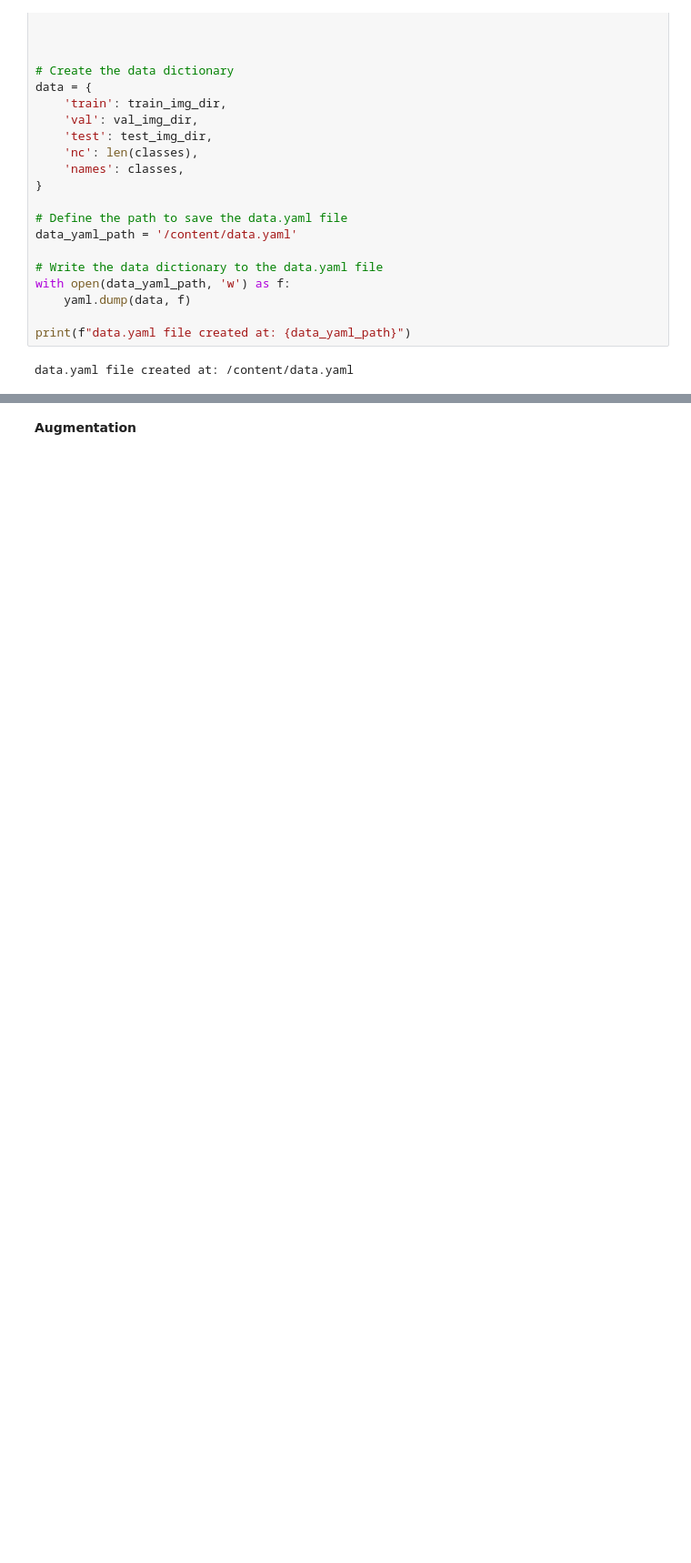
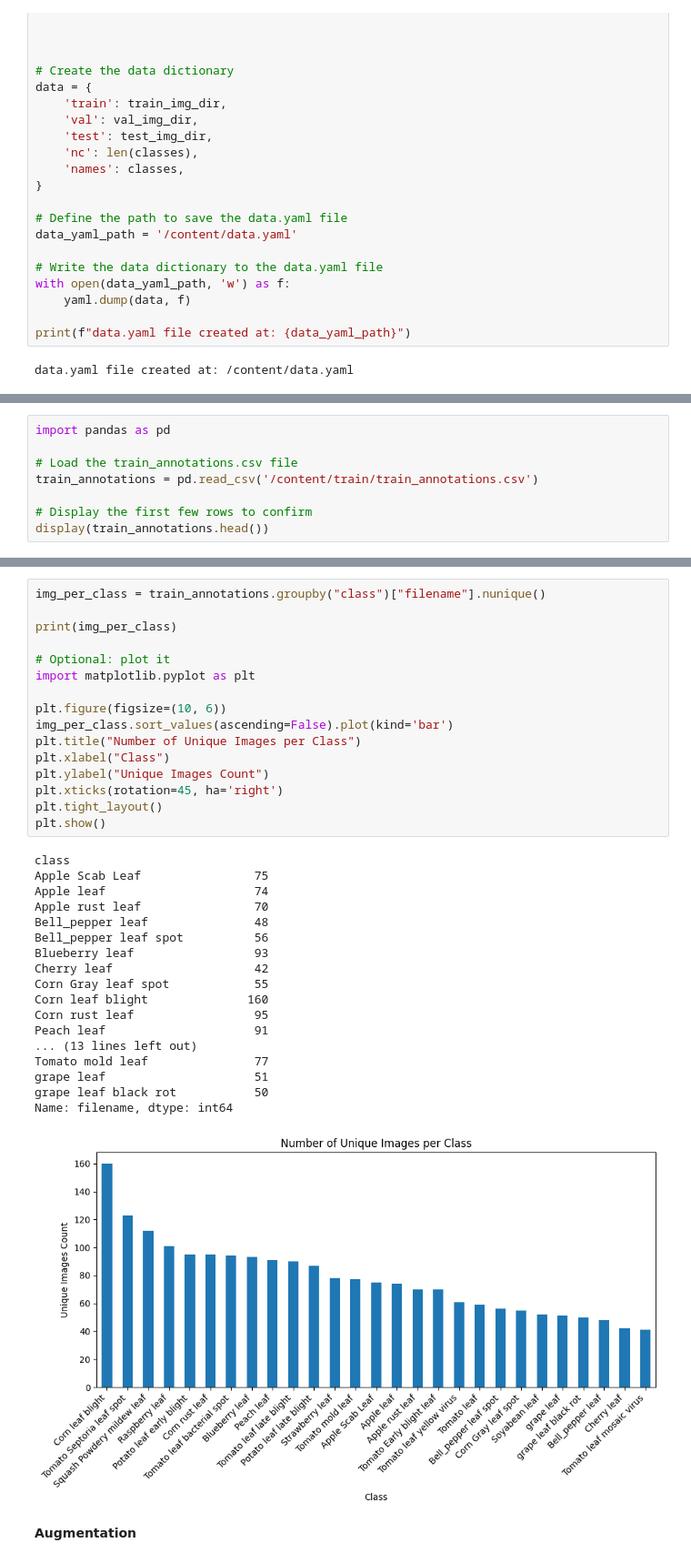
Before and after one commit to MohammadAghaei1/Plantdoc-image-processing, a Jupyter notebook: Plantdoc.ipynb, the cells around one changed output, grey strips where cells are left out. Shown at 91% size. Saved outputs shown, nothing was run; the diff lists cells and outputs as text; blank space fills up the shorter version.

```diff
--- a/Plantdoc.ipynb
+++ b/Plantdoc.ipynb
@@ -1020,0 +1044,8 @@ ValueError: invalid literal for int() with base 10: '22.0'
+# %%
+import pandas as pd
+
+# Load the train_annotations.csv file
+train_annotations = pd.read_csv('/content/train/train_annotations.csv')
+
+# Display the first few rows to confirm
+display(train_annotations.head())
@@ -1021,2 +1059,37 @@ ValueError: invalid literal for int() with base 10: '22.0'
+# %%
+img_per_class = train_annotations.groupby("class")["filename"].nunique()
+
+print(img_per_class)
+
+# Optional: plot it
+import matplotlib.pyplot as plt
+
+plt.figure(figsize=(10, 6))
+img_per_class.sort_values(ascending=False).plot(kind='bar')
+plt.title("Number of Unique Images per Class")
+plt.xlabel("Class")
+plt.ylabel("Unique Images Count")
+plt.xticks(rotation=45, ha='right')
+plt.tight_layout()
+plt.show()
+# %% [output]
+class
+Apple Scab Leaf                75
+Apple leaf                     74
+Apple rust leaf                70
+Bell_pepper leaf               48
+Bell_pepper leaf spot          56
+Blueberry leaf                 93
+Cherry leaf                    42
+Corn Gray leaf spot            55
+Corn leaf blight              160
+Corn rust leaf                 95
+Peach leaf                     91
+... (13 lines left out)
+Tomato mold leaf               77
+grape leaf                     51
+grape leaf black rot           50
+Name: filename, dtype: int64
+[figure, added]
 # %% [markdown]
 **Augmentation**
```
Also changed, not shown: parts of 58 cells of this notebook.
